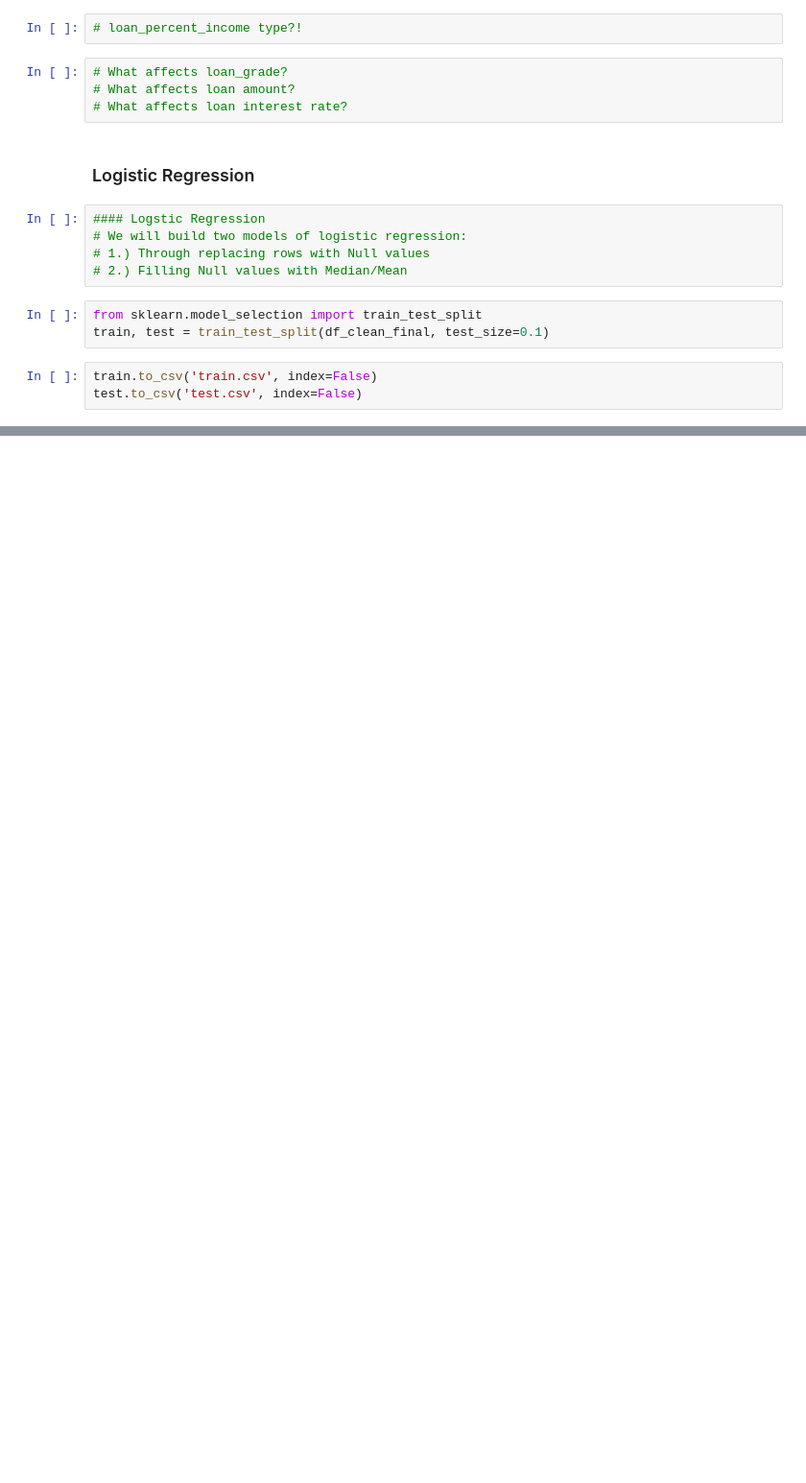
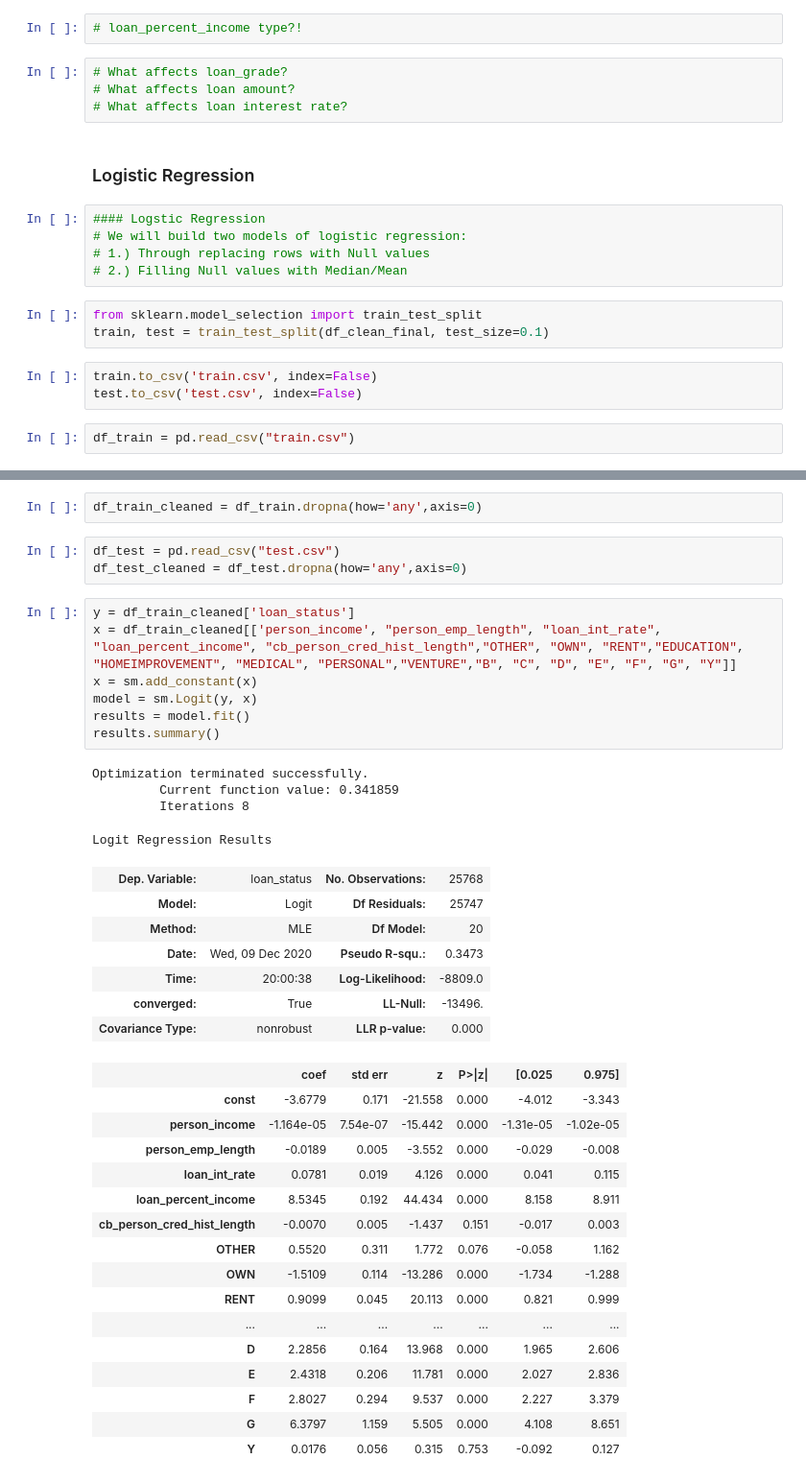
Before and after one commit to Shinan-tech/Credit_default, a Jupyter notebook: 06.12.2020_bene.ipynb, the cells around one changed output, grey strips where cells are left out. Shown at 96% size. Cells and saved outputs as stored; diff of their text form; blank space fills up the shorter version.

Commit message:
Model

```diff
--- a/06.12.2020_bene.ipynb
+++ b/06.12.2020_bene.ipynb
@@ -554,3 +555,5 @@ train, test = train_test_split(df_clean_final, test_size=0.1)
 # %%
 train.to_csv('train.csv', index=False)
 test.to_csv('test.csv', index=False)
+# %%
+df_train = pd.read_csv("train.csv")
@@ -556,0 +569,40 @@ test.to_csv('test.csv', index=False)
+# %%
+df_train_cleaned = df_train.dropna(how='any',axis=0)
+# %%
+df_test = pd.read_csv("test.csv")
+df_test_cleaned = df_test.dropna(how='any',axis=0)
+# %%
+y = df_train_cleaned['loan_status']
+x = df_train_cleaned[['person_income', "person_emp_length", "loan_int_rate", "loan_percent_income", "cb_person_cred_hist_length","OTHER", "OWN", "RENT","EDUCATION", "HOMEIMPROVEMENT", "MEDICAL", "PERSONAL","VENTURE","B", "C", "D", "E", "F", "G", "Y"]]
+x = sm.add_constant(x)
+model = sm.Logit(y, x)
+results = model.fit()
+results.summary()
+# %% [output]
+Optimization terminated successfully.
+         Current function value: 0.341859
+         Iterations 8
+Logit Regression Results
+| Dep. Variable: | loan_status | No. Observations: | 25768 |
+| Model: | Logit | Df Residuals: | 25747 |
+| Method: | MLE | Df Model: | 20 |
+| Date: | Wed, 09 Dec 2020 | Pseudo R-squ.: | 0.3473 |
+| Time: | 20:00:38 | Log-Likelihood: | -8809.0 |
+| converged: | True | LL-Null: | -13496. |
+| Covariance Type: | nonrobust | LLR p-value: | 0.000 |
+|  | coef | std err | z | P>|z| | [0.025 | 0.975] |
+| const | -3.6779 | 0.171 | -21.558 | 0.000 | -4.012 | -3.343 |
+| person_income | -1.164e-05 | 7.54e-07 | -15.442 | 0.000 | -1.31e-05 | -1.02e-05 |
+| person_emp_length | -0.0189 | 0.005 | -3.552 | 0.000 | -0.029 | -0.008 |
+| loan_int_rate | 0.0781 | 0.019 | 4.126 | 0.000 | 0.041 | 0.115 |
+| loan_percent_income | 8.5345 | 0.192 | 44.434 | 0.000 | 8.158 | 8.911 |
+| cb_person_cred_hist_length | -0.0070 | 0.005 | -1.437 | 0.151 | -0.017 | 0.003 |
+| OTHER | 0.5520 | 0.311 | 1.772 | 0.076 | -0.058 | 1.162 |
+| OWN | -1.5109 | 0.114 | -13.286 | 0.000 | -1.734 | -1.288 |
+| RENT | 0.9099 | 0.045 | 20.113 | 0.000 | 0.821 | 0.999 |
+| ... | ... | ... | ... | ... | ... | ... |
+| D | 2.2856 | 0.164 | 13.968 | 0.000 | 1.965 | 2.606 |
+| E | 2.4318 | 0.206 | 11.781 | 0.000 | 2.027 | 2.836 |
+| F | 2.8027 | 0.294 | 9.537 | 0.000 | 2.227 | 3.379 |
+| G | 6.3797 | 1.159 | 5.505 | 0.000 | 4.108 | 8.651 |
+| Y | 0.0176 | 0.056 | 0.315 | 0.753 | -0.092 | 0.127 |
```
Also changed, not shown: parts of 11 cells of this notebook.
